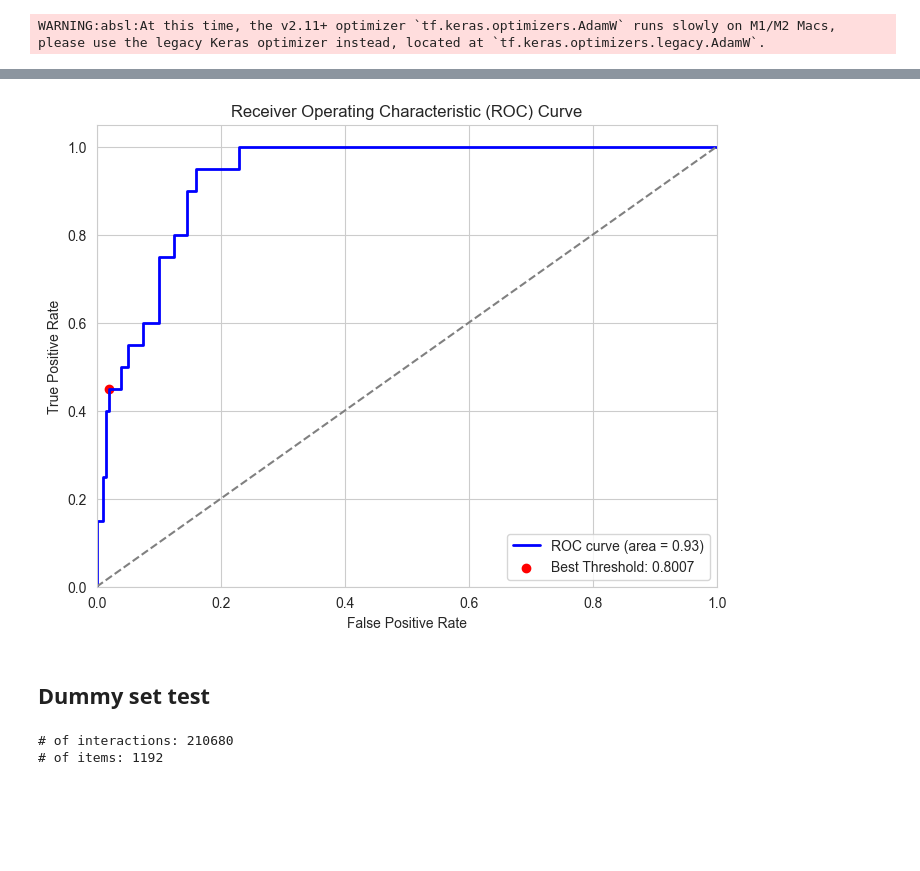
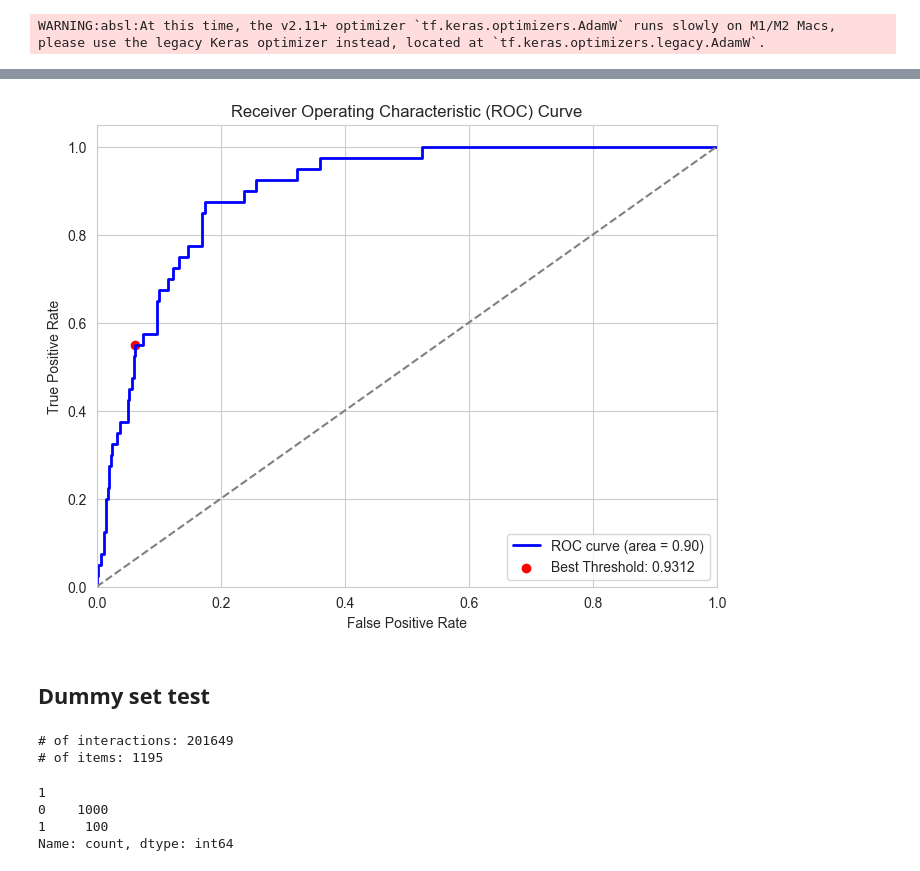
Before and after one commit to timooo-thy/CS421-ML-Competition, a Jupyter notebook: Project.ipynb, the cells around one changed output, grey strips where cells are left out. Drawn from its saved outputs; the diff is of its cells as text; code cells hidden in the pictures; blank space fills up the shorter version.

```diff
--- a/Project.ipynb
+++ b/Project.ipynb
@@ -213,5 +303,5 @@ print(feature_importances)
 # %%
-n_features = 8
+n_features = len(X.columns)
 
 model = Sequential()
 model.add(Dense(128, activation='elu', kernel_regularizer=regularizers.l1_l2(0.01, 0.01), input_shape=(n_features,)))
@@ -231,5 +315,5 @@ model.add(Dense(1, activation='sigmoid'))
 # %%
-model.compile(optimizer=tf.keras.optimizers.AdamW(), loss='binary_crossentropy', metrics=[tf.keras.metrics.AUC(name='roc_auc', curve='ROC'), tf.keras.metrics.Precision(name='precision'), tf.keras.metrics.Recall(name='recall')])
+model.compile(optimizer=tf.keras.optimizers.AdamW(), loss='binary_crossentropy', metrics=[tf.keras.metrics.AUC(name='roc_auc', curve='ROC')])
 # %% [output]
 WARNING:absl:At this time, the v2.11+ optimizer `tf.keras.optimizers.AdamW` runs slowly on M1/M2 Macs, please use the legacy Keras optimizer instead, located at `tf.keras.optimizers.legacy.AdamW`.
 # %%
@@ -258,31 +399,25 @@ from sklearn.metrics import roc_auc_score
 import numpy as np
 from imblearn.over_sampling import SMOTE
 from sklearn.preprocessing import MinMaxScaler
+from imblearn.over_sampling import ADASYN
+from imblearn.over_sampling import BorderlineSMOTE
+
 
 X = features_df.drop(['label'], axis=1)
 y = features_df['label']
 
 X_main, X_test, y_main, y_test = train_test_split(X, y, test_size=0.2, random_state=42, stratify=y)
 
-smote = SMOTE(random_state=42)
-X_resampled, y_resampled = smote.fit_resample(X_main, y_main)
-
 # Assuming features_df is your DataFrame and feature_columns are your columns of interest
 scaler = MinMaxScaler()
 
-# Fit the scaler to your data and transform it
-X_scaler = scaler.fit(X_resampled)
-X_resampled = scaler.transform(X_resampled)
+X_main = scaler.fit_transform(X_main)
 X_test = scaler.transform(X_test)
 
-X_resampled = pd.DataFrame(X_resampled, columns=X.columns)
-X_test = pd.DataFrame(X_test, columns=X.columns)
-
-class_weights = class_weight.compute_class_weight('balanced', classes=np.unique(y_resampled), y=y_resampled)
-class_weights = dict(enumerate(class_weights))
+X_main = pd.DataFrame(X_main, columns=X.columns)
 
 kf = KFold(n_splits=5, shuffle=True, random_state=42)
 
-X_resampled.head()
+X_main.head()
 # %% [output]
 |  | min_rating | total_interactions | rating_range | unique_items | score | rating_variance | ... |
@@ -294,17 +429,28 @@ X_resampled.head()
 # %%
+best_auc = -np.inf
+best_model = None
 auc_scores = []
 
-for train_index, val_index in kf.split(X_resampled):
-    X_train, X_val = X_resampled.iloc[train_index], X_resampled.iloc[val_index]
-    y_train, y_val = y_resampled.iloc[train_index], y_resampled.iloc[val_index]
+for train_index, val_index in kf.split(X_main):
+    X_train, X_val = X_main.iloc[train_index], X_main.iloc[val_index]
+    y_train, y_val = y_main.iloc[train_index], y_main.iloc[val_index]
 
-    model.fit(X_train, y_train, batch_size=32, epochs=50, validation_data=(X_val, y_val), callbacks=[EarlyStopping(monitor="val_roc_auc", patience=5, mode='max', restore_best_weights=True)], class_weight=class_weights)
+    smote = SMOTE(random_state=42)
+    X_resampled, y_resampled = smote.fit_resample(X_train, y_train)
+
+    model.fit(X_resampled, y_resampled, batch_size=64, epochs=50, validation_data=(X_val, y_val), callbacks=[EarlyStopping(monitor="val_roc_auc", patience=5, mode='max', restore_best_weights=True)])
 
     y_pred = model.predict(X_val)
 
     auc = roc_auc_score(y_val, y_pred)
     auc_scores.append(auc)
 
+    model.evaluate(X_test, y_test)
+
+    if auc > best_auc:
+        best_auc = auc
+        best_model = model
+
 average_auc = np.mean(auc_scores)
 print(f"Average Validation AUC: {average_auc}")
 # %% [output]
@@ -344,7 +488,7 @@ model.evaluate(X_test, y_test)
 from sklearn.metrics import roc_curve, auc, f1_score
 import matplotlib.pyplot as plt
 
-y_pred_prob = model.predict(X_test)
+y_pred_prob = best_model.predict(X_test)
 
 fpr, tpr, thresholds = roc_curve(y_test, y_pred_prob)
 
@@ -388,4 +532,4 @@ Best F1 Score: 0.5455 at Threshold: 0.8007
-[figure, old version]
+[figure, new version]
 # %% [markdown]
 ## Dummy set test
 # %%
@@ -393,5 +537,8 @@ data_2=np.load("week_10_data/second_batch_test.npz")
 # %%
 X=data_2["X"]
+y_trial_test=data_2["y"]
+y_trial_test=pd.DataFrame(y_trial_test)
+y_trial_test.drop(columns=[0],inplace=True)
 
 print("# of interactions:", X.shape[0])
 
@@ -399,8 +546,15 @@ XX=pd.DataFrame(X)
 XX.rename(columns={0:"user",1:"item",2:"rating"},inplace=True)
 print("# of items:", XX['item'].unique().shape[0])
 # %% [output]
-# of interactions: 210680
-# of items: 1192
+# of interactions: 201649
+# of items: 1195
+# %%
+y_trial_test.value_counts()
+# %% [output]
+1
+0    1000
+1     100
+Name: count, dtype: int64
 # %%
 XX.head()
 # %% [output]
```
Also changed, not shown: parts of 34 cells of this notebook, 4 other files.
